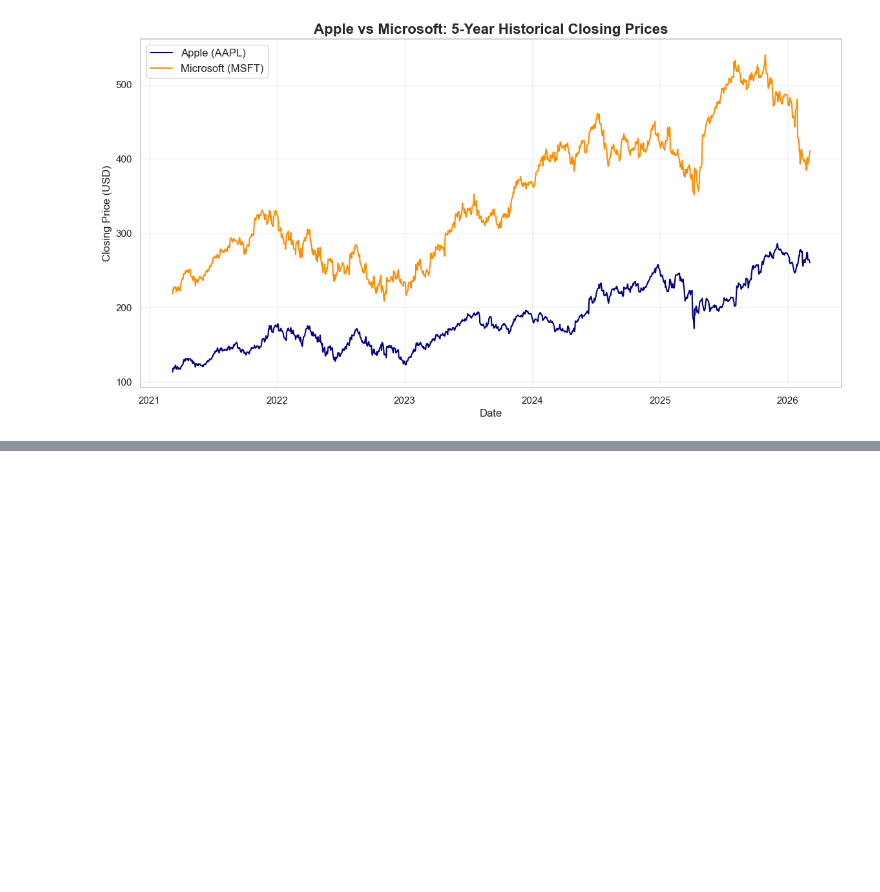
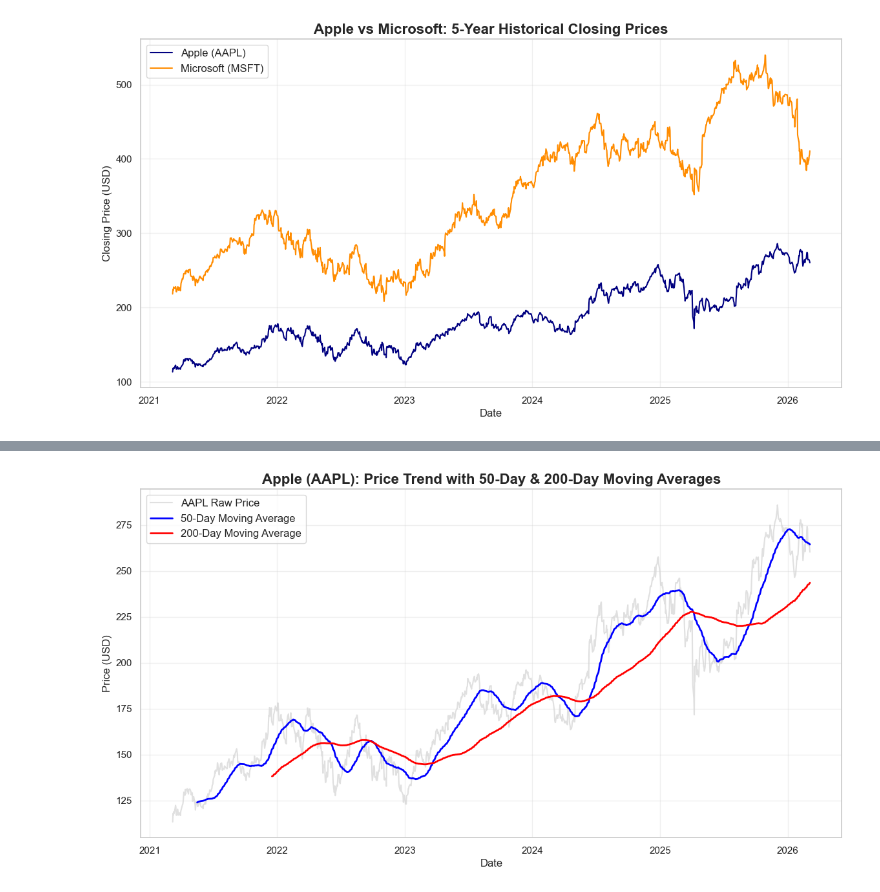
Before and after one commit to ferfections/financial-risk-analysis, a Jupyter notebook: src/tech_stock_analysis.ipynb, the cells around one changed output, grey strips where cells are left out. Cells and saved outputs as stored; diff of their text form; code cells hidden in the pictures; blank space fills up the shorter version.

Commit message:
assesing moving averages

```diff
--- a/src/tech_stock_analysis.ipynb
+++ b/src/tech_stock_analysis.ipynb
@@ -114,3 +119,22 @@ Let's zoom in on Apple and calculate its 50-day and 200-day Moving Averages. Fin
 # Calculate the Moving Averages for Apple
 apple_ma50 = close_prices['AAPL'].rolling(window=50).mean()
 apple_ma200 = close_prices['AAPL'].rolling(window=200).mean()
+# %%
+# Create the plot
+plt.figure(figsize=(14, 7))
+
+# Plot the raw price and the two moving averages
+plt.plot(close_prices.index, close_prices['AAPL'], label='AAPL Raw Price', color='lightgray', alpha=0.7)
+plt.plot(close_prices.index, apple_ma50, label='50-Day Moving Average', color='blue', linewidth=2)
+plt.plot(close_prices.index, apple_ma200, label='200-Day Moving Average', color='red', linewidth=2)
+
+# Formatting
+plt.title('Apple (AAPL): Price Trend with 50-Day & 200-Day Moving Averages', fontsize=16, fontweight='bold')
+plt.xlabel('Date', fontsize=12)
+plt.ylabel('Price (USD)', fontsize=12)
+plt.legend(loc='upper left', fontsize=12)
+plt.grid(True, alpha=0.3)
+
+plt.show()
+# %% [output]
+[figure, added]
```
Also changed, not shown: parts of 1 cell of this notebook.
